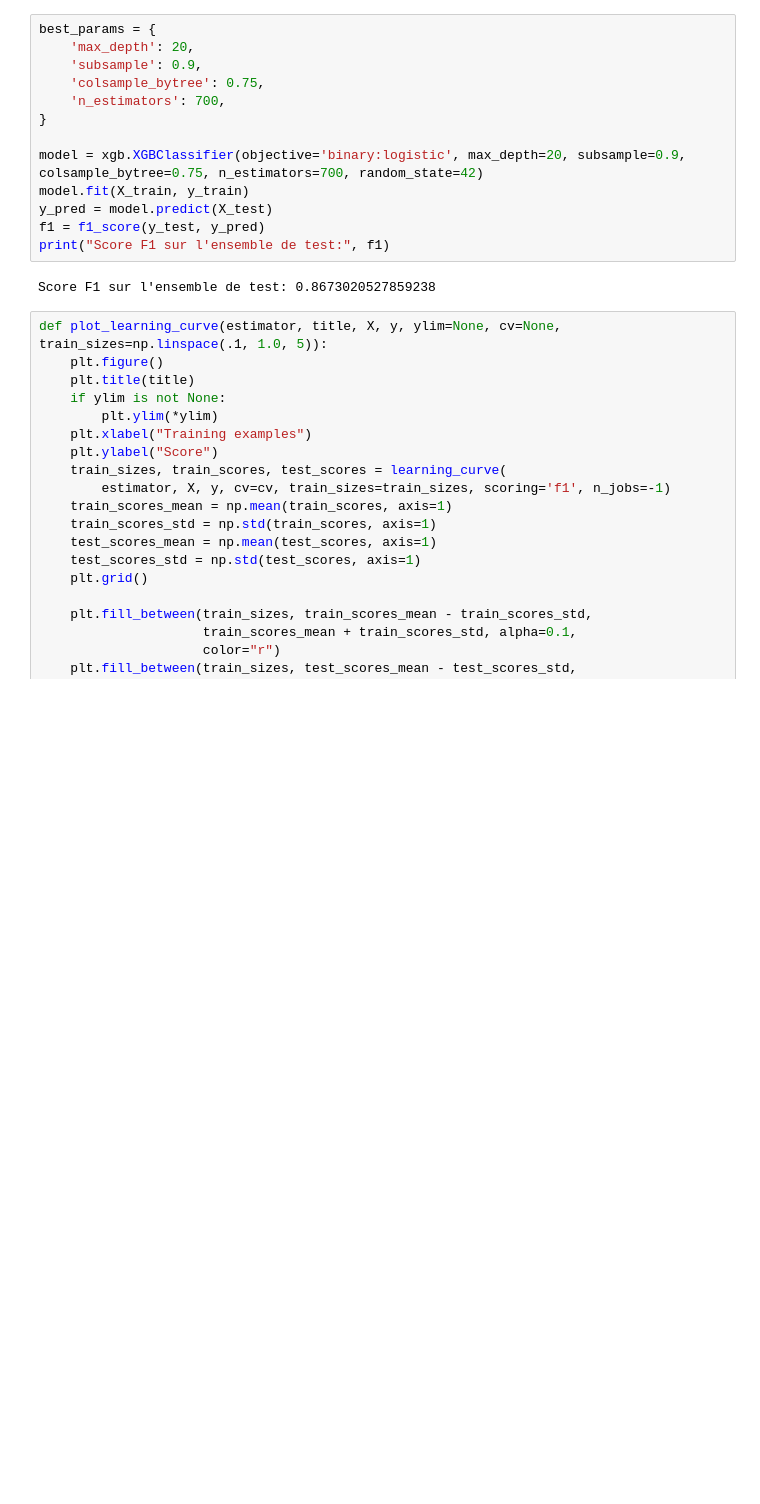
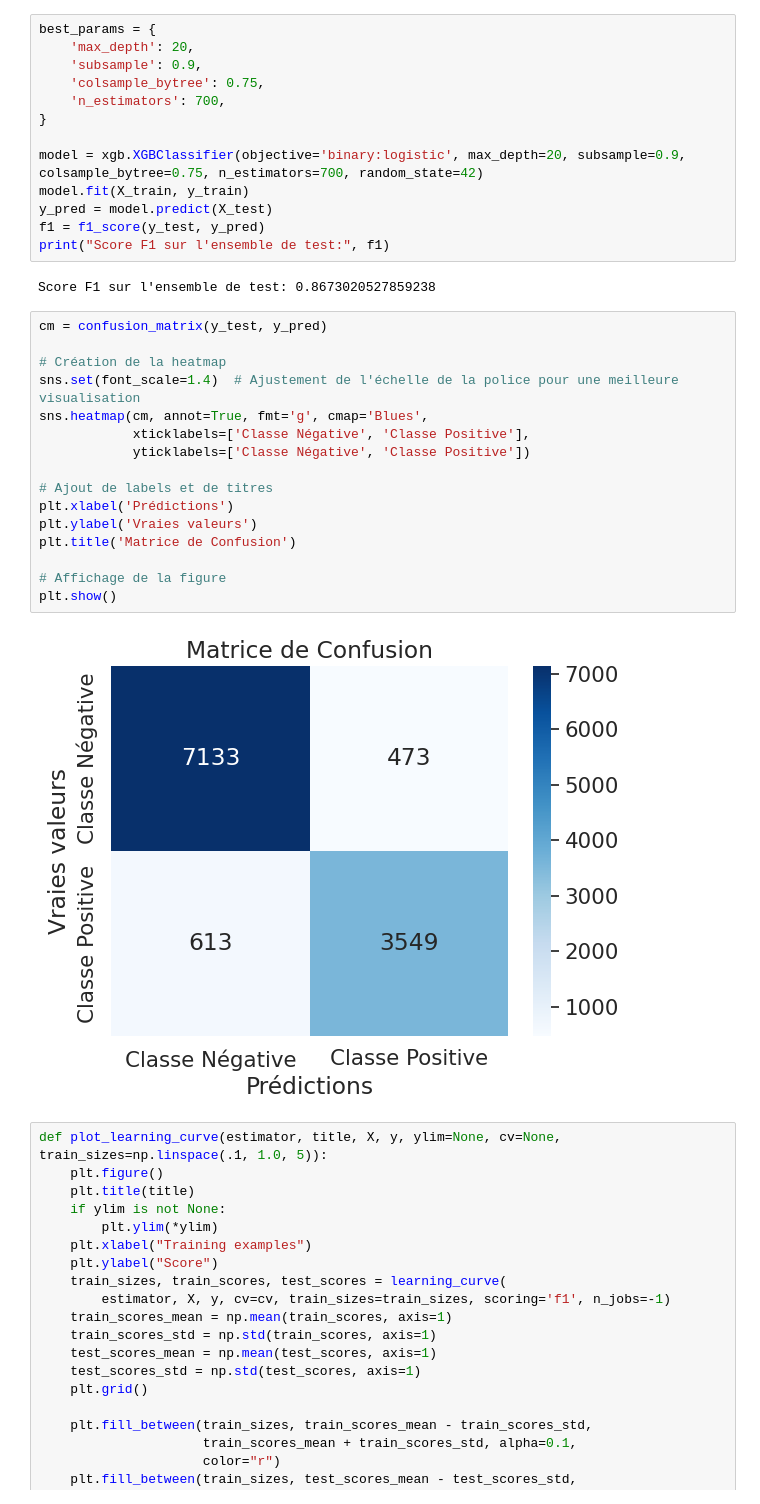
Before and after one commit to solinemignot/statapp_sujet26, a Jupyter notebook: Partie2_ML/XGBoost.ipynb, the cells around one changed output. Drawn from its saved outputs; the diff is of its cells as text; blank space fills up the shorter version.

Commit message:
matrix confusion

```diff
--- a/Partie2_ML/XGBoost.ipynb
+++ b/Partie2_ML/XGBoost.ipynb
@@ -176,6 +189,24 @@ f1 = f1_score(y_test, y_pred)
 print("Score F1 sur l'ensemble de test:", f1)
 # %% [output]
 Score F1 sur l'ensemble de test: 0.8673020527859238
+# %%
+cm = confusion_matrix(y_test, y_pred)
+
+# Création de la heatmap
+sns.set(font_scale=1.4)  # Ajustement de l'échelle de la police pour une meilleure visualisation
+sns.heatmap(cm, annot=True, fmt='g', cmap='Blues',
+            xticklabels=['Classe Négative', 'Classe Positive'],
+            yticklabels=['Classe Négative', 'Classe Positive'])
+
+# Ajout de labels et de titres
+plt.xlabel('Prédictions')
+plt.ylabel('Vraies valeurs')
+plt.title('Matrice de Confusion')
+
+# Affichage de la figure
+plt.show()
+# %% [output]
+[figure, added]
 # %%
 def plot_learning_curve(estimator, title, X, y, ylim=None, cv=None, train_sizes=np.linspace(.1, 1.0, 5)):
     plt.figure()
```
Also changed, not shown: parts of 12 cells of this notebook.
